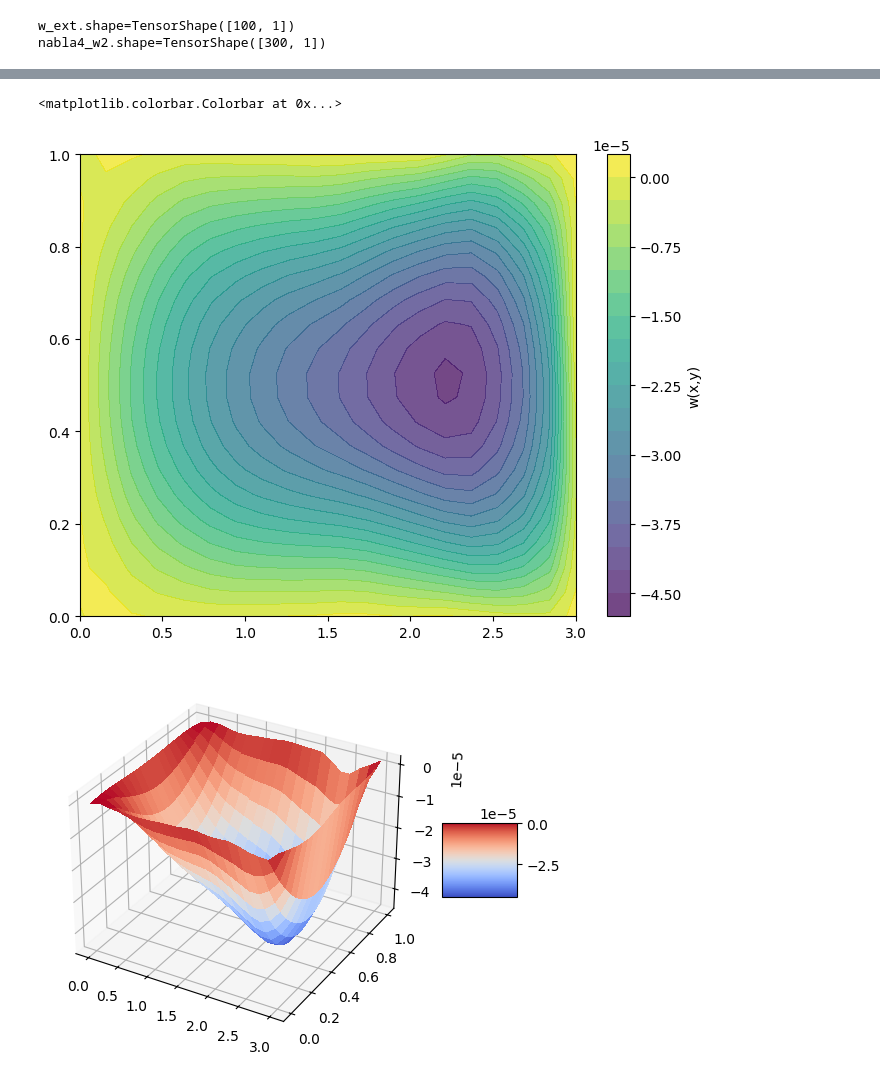
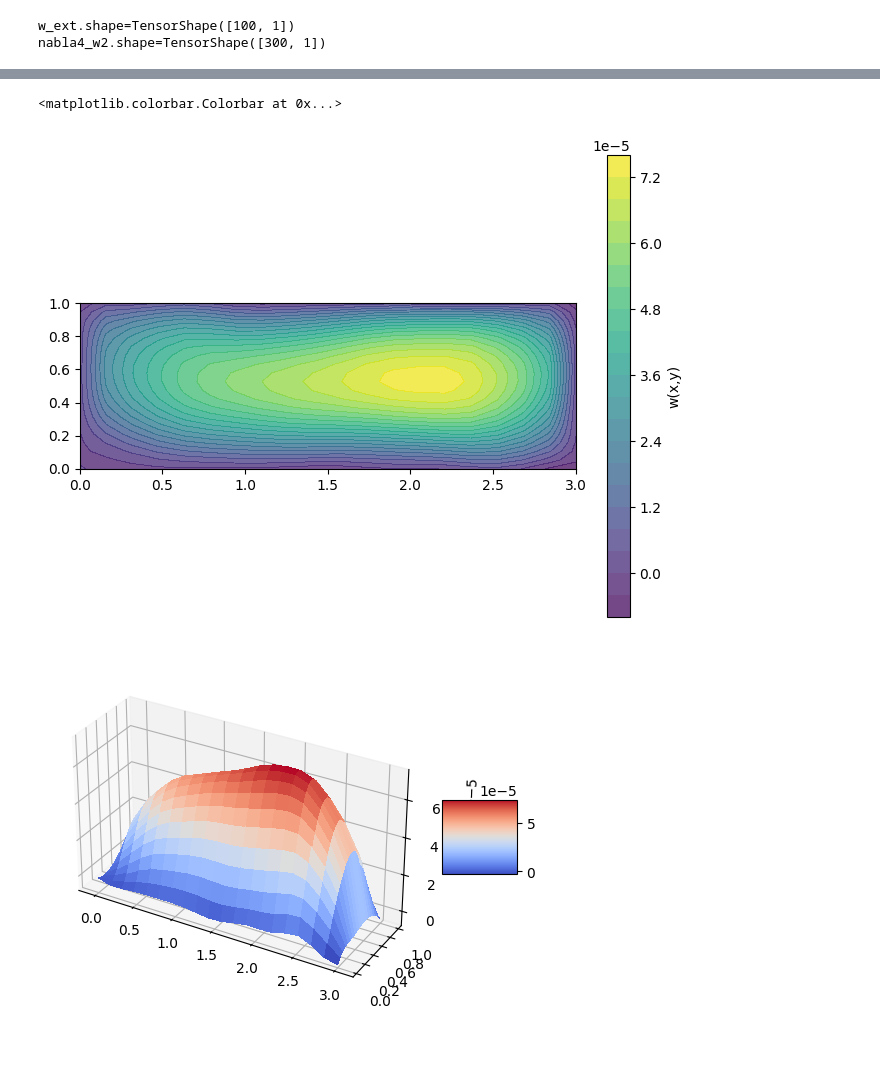
Before and after one commit to sean-engelstad/ml-pde-buckling, a Jupyter notebook: ml-gp/1_lin_static.ipynb, the cells around one changed output, grey strips where cells are left out. Saved outputs shown, nothing was run; the diff lists cells and outputs as text; code cells hidden in the pictures.

```diff
--- a/ml-gp/1_lin_static.ipynb
+++ b/ml-gp/1_lin_static.ipynb
@@ -11,11 +15,12 @@ D = E * thick**3 / 12.0 / (1 - nu**2)
 (a, b) = (3, 1)
 
 # choose kernel hyperparameters
-Lx = 0.4
-Ly = 0.4
+Lx = 0.4; Ly = 0.4
+Lx2 = 0.25; Ly2 = 0.25
+c2 = 0.0
 
 def q_load(x,y): # distributed load across the panel
-    return 1.0 + x
+    return 1.0 + 3.0 * x
 # %%
 # compute the linear static analysis inputs and mesh domain of collocation pts
 # ----------------------------------------------------------------------------
@@ -104,13 +109,18 @@ type(x_train)=<class 'tensorflow.python.ops.resource_variable_ops.ResourceVariab
 # like 1000x faster at assembling covariance functions
 
 L_tf = tf.constant(np.array([Lx, Ly]), dtype=DTYPE)
-def kernel2d_tf(x, xp):
+L_tf2 = tf.constant(np.array([Lx2, Ly2]), dtype=DTYPE)
+def SE_kernel2d_tf(x, xp, Lvec):
     # x input is N x 1 x 2 array, xp is 1 x M x 2 array
     # xbar is then an N x M x 2 shape array
     # print(f"{x=} {L_tf=}")
-    xbar = (x - xp) / L_tf
+    xbar = (x - xp) / Lvec
     # output is N x M matrix of kernel matrix
     return tf.exp(-0.5 * tf.reduce_sum(tf.pow(xbar, 2.0), axis=-1))
+
+def kernel2d_tf(x, xp):
+    """composite kernel definition"""
+    return SE_kernel2d_tf(x, xp, L_tf) + c2 * SE_kernel2d_tf(x, xp, L_tf2)
 
 def d2_fact(xbar, L):
     return L**(-2.0) * (-1.0 + xbar**2)
@@ -124,26 +134,30 @@ def d6_fact(xbar,L):
 def d8_fact(xbar,L):
     return L**(-8.0) * (105 - 420 * xbar**2 + 210 * xbar**4 - 28 * xbar**6 + xbar**8)
 
-def kernel2d_bilapl_tf(x, xp):
+def SE_kernel2d_bilapl_tf(x, xp, Lvec):
     # first two dimensions are NxN matrix parts
     # x is N x 1 x 2 matrix, xp is 1 x M x 2 matrix
-    xbar = (x - xp) / L_tf # N x M x 2 matrix
+    xbar = (x - xp) / Lvec # N x M x 2 matrix
     x1bar = xbar[:,:,0]
     x2bar = xbar[:,:,1]
-    Lx = L_tf[0]; Ly = L_tf[1]
+    Lx = Lvec[0]; Ly = Lvec[1]
 
     # baseline kernel matrix which we will scale and add some terms
     K = kernel2d_tf(x,xp)
 
     return K * (d4_fact(x1bar,Lx) + 2.0 * d2_fact(x1bar, Lx) * d2_fact(x2bar, Ly) + d4_fact(x2bar, Ly))
 
-def kernel2d_double_bilapl_tf(x, xp):
+def kernel2d_bilapl_tf(x, xp):
+    """composite kernel definition"""
+    return SE_kernel2d_bilapl_tf(x, xp, L_tf) + c2 * SE_kernel2d_bilapl_tf(x, xp, L_tf2)
+
+def SE_kernel2d_double_bilapl_tf(x, xp, Lvec):
     # first two dimensions are NxN matrix parts
     # x is N x 1 x 2 matrix, xp is 1 x M x 2 matrix
-    xbar = (x - xp) / L_tf # N x M x 2 matrix
+    xbar = (x - xp) / Lvec # N x M x 2 matrix
     x1bar = xbar[:,:,0]
     x2bar = xbar[:,:,1]
-    Lx = L_tf[0]; Ly = L_tf[1]
+    Lx = Lvec[0]; Ly = Lvec[1]
 
     # baseline kernel matrix which we will scale and add some terms
     K = kernel2d_tf(x,xp)
@@ -153,6 +167,10 @@ def kernel2d_double_bilapl_tf(x, xp):
                 6.0 * d4_fact(x1bar, Lx) * d4_fact(x2bar, Ly) +\
                 4.0 * d2_fact(x1bar, Lx) * d6_fact(x2bar, Ly) +\
                 d8_fact(x2bar, Ly))
+
+def kernel2d_double_bilapl_tf(x, xp):
+    """composite kernel definition"""
+    return SE_kernel2d_double_bilapl_tf(x, xp, L_tf) + c2 * SE_kernel2d_double_bilapl_tf(x, xp, L_tf2)
 # %%
 # compute the block matrix Sigma = [cov(w_int, w_int), cov(w_int, w_bndry), cov(w_int, nabla^4 w_int),
 #                                   cov(w_bndry, w_int), cov(w_bndry, w_bndry), cov(w_bndry, nabla^4 w_bndry),
@@ -219,7 +237,7 @@ K_lu = tf.linalg.lu(Kblock)
 
 w_ext = tf.zeros(shape=(num_bndry,1), dtype=DTYPE)
 print(f"{w_ext.shape=}")
-nabla4_w = -q / D
+nabla4_w = q / D
 nabla4_w2 = tf.reshape(nabla4_w, shape=(num_domain,1))
 print(f"{nabla4_w2.shape=}")
 
@@ -307,12 +325,13 @@ W = np.reshape(W_grid, newshape=(n, n))
 # %%
 import matplotlib.pyplot as plt
 # now plot the predicted solution contour
 plt.figure(figsize=(8, 6))
 colors = plt.contourf(X, Y, W, levels=20, cmap='viridis', alpha=0.75)  # Filled contours
+plt.gca().set_aspect('equal')
 plt.colorbar(colors, label="w(x,y)")  # Colorbar for reference
 # %% [output]
 <matplotlib.colorbar.Colorbar at 0x...>
-[figure, old version]
+[figure, new version]
 # %%
 import matplotlib.pyplot as plt
 from matplotlib import cm
@@ -320,6 +339,7 @@ from matplotlib import cm
 fig, ax = plt.subplots(subplot_kw={"projection": "3d"})
 surf = ax.plot_surface(X, Y, W, cmap=cm.coolwarm, linewidth=0, antialiased=False)
 fig.colorbar(surf, shrink=0.5, aspect=1)
+ax.set_aspect('equalxy')
 plt.show()
 # %% [output]
-[figure, old version]
+[figure, new version]
```
Also changed, not shown: parts of 4 cells of this notebook.
